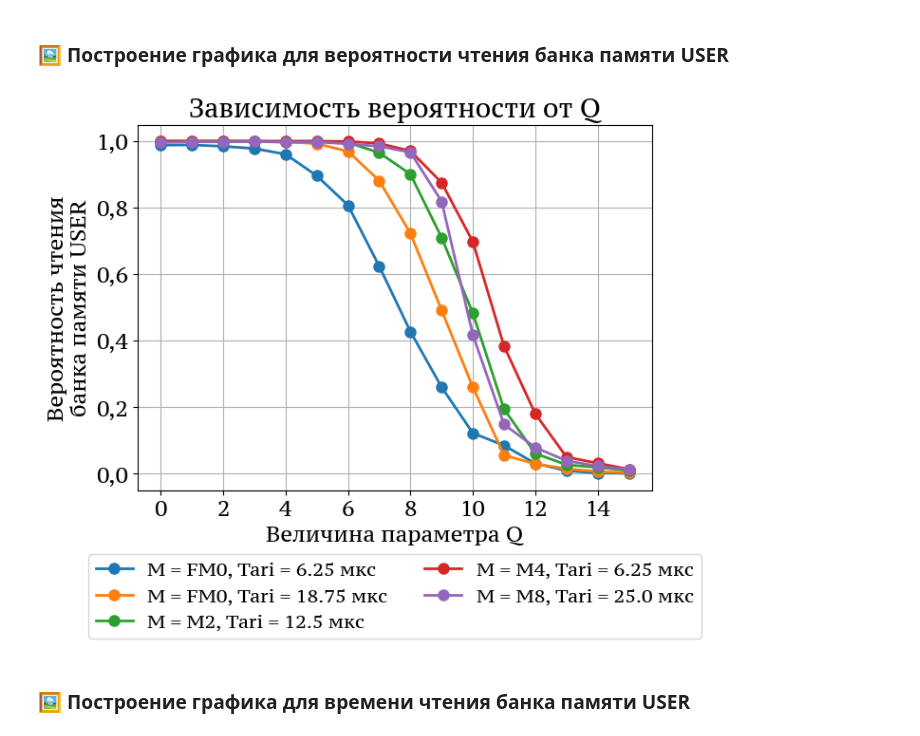
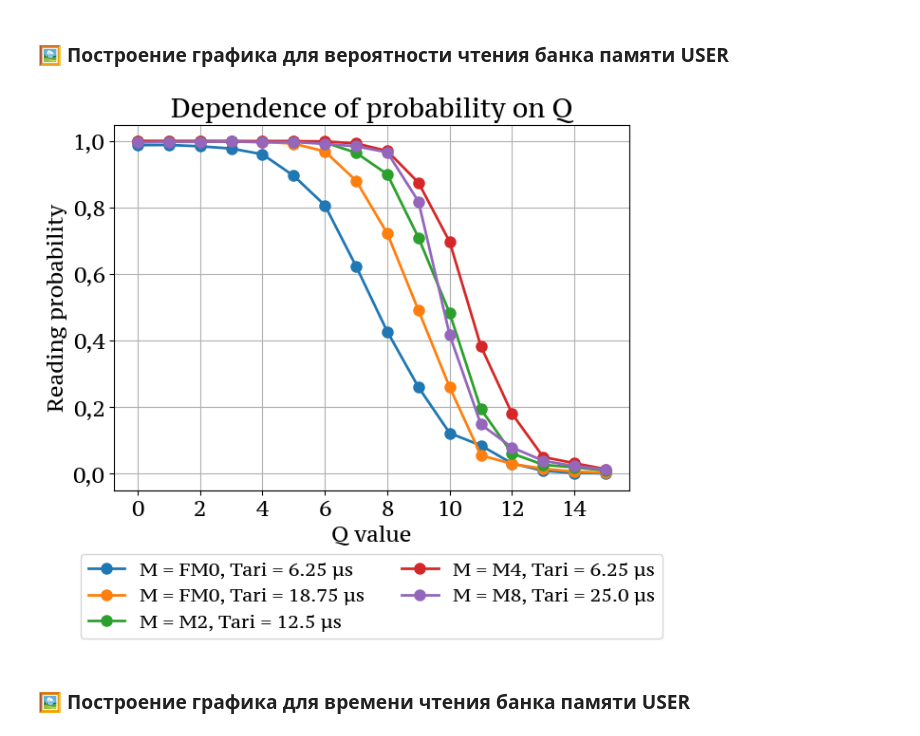
Before and after one commit to VilmenAbramian/simulation, a Jupyter notebook: pysim/experiments/notebooks/rfid_adjust.ipynb, the cells around one changed output. Cells and saved outputs as stored; diff of their text form; code cells hidden in the pictures.

```diff
--- a/pysim/experiments/notebooks/rfid_adjust.ipynb
+++ b/pysim/experiments/notebooks/rfid_adjust.ipynb
@@ -43,7 +43,7 @@
 from pysim.experiments.utility.rfid_helper import *
 from pysim.models.rfid.params import default_params
 # %%
-SAVE_FIG = False         # Сохранять ли изображения
+SAVE_FIG = True         # Сохранять ли изображения
 SAVE_RESULTS = False    # Сохранять ли результаты в JSON
 USE_JSON = not SAVE_RESULTS        # Использовать ли результаты из JSON
 
@@ -92,7 +92,7 @@ for coding_params_item in coding_params:
 # %% [markdown]
 ### 💾 Получение результатов
 # %%
-key_name = lambda params: f"M = {params['encoding']}, Tari = {params['tari']} мкс"
+key_name = lambda params: f"M = {params['encoding']}, Tari = {params['tari']} µs"
 # %%
 q_result = calculate_simulations(
     variable="q",
@@ -111,17 +111,18 @@ q_result = calculate_simulations(
 # %%
 plot_simulations_results(
     results_list=[q_result["read_user_probs"]],
     labels_list=[key_name(params) for params in coding_params],
-    titles=["Зависимость вероятности от Q"],
+    titles=["Dependence of probability on Q"],
     x_variable=q_variable,
-    x_label="Величина параметра Q",
+    x_label="Q value",
+    y_label="Reading probability",
     image_name="Q probs",
     save_fig=SAVE_FIG,
     image_directory=IMG_DIRECTORY,
     integer_labels=True
 )
 # %% [output]
-[figure, old version]
+[figure, new version]
 # %% [markdown]
 ### 🖼️ Построение графика для времени чтения банка памяти USER
 # %%
```
Also changed, not shown: parts of 7 cells of this notebook, 32 other files.
